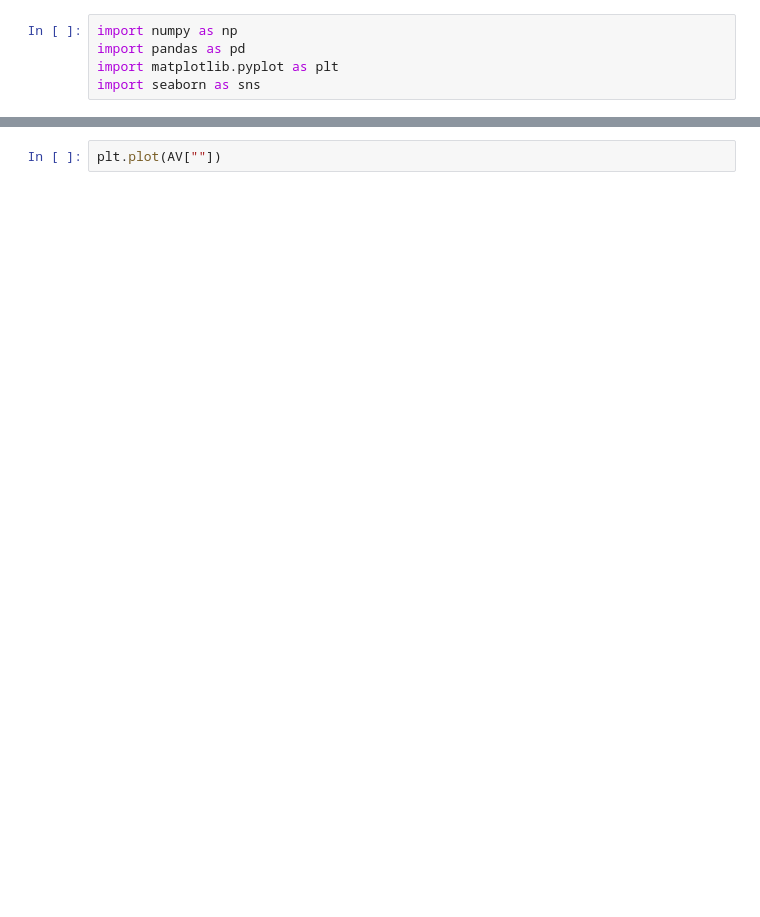
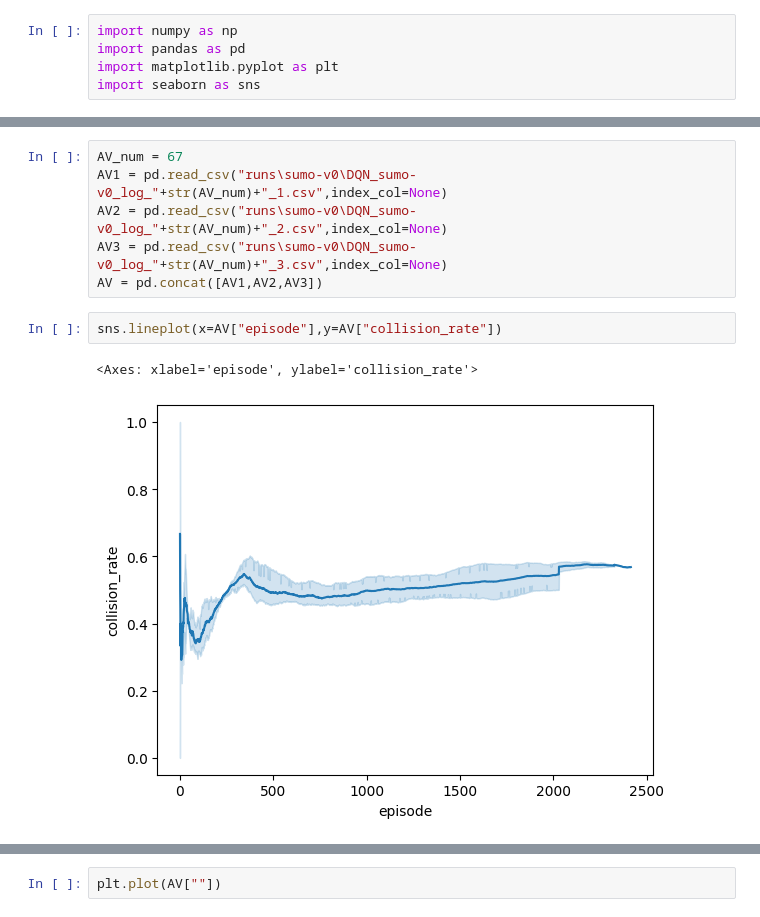
Before and after one commit to MoMingQimio/GABA, a Jupyter notebook: plot.ipynb, the cells around one changed output, grey strips where cells are left out. Cells and saved outputs as stored; diff of their text form; blank space fills up the shorter version.

```diff
--- a/plot.ipynb
+++ b/plot.ipynb
@@ -23,0 +6,11 @@ AV[""]
+# %%
+AV_num = 67
+AV1 = pd.read_csv("runs\sumo-v0\DQN_sumo-v0_log_"+str(AV_num)+"_1.csv",index_col=None)
+AV2 = pd.read_csv("runs\sumo-v0\DQN_sumo-v0_log_"+str(AV_num)+"_2.csv",index_col=None)
+AV3 = pd.read_csv("runs\sumo-v0\DQN_sumo-v0_log_"+str(AV_num)+"_3.csv",index_col=None)
+AV = pd.concat([AV1,AV2,AV3])
+# %%
+sns.lineplot(x=AV["episode"],y=AV["collision_rate"])
+# %% [output]
+<Axes: xlabel='episode', ylabel='collision_rate'>
+[figure, added]
```
Also changed, not shown: parts of 3 cells of this notebook.
